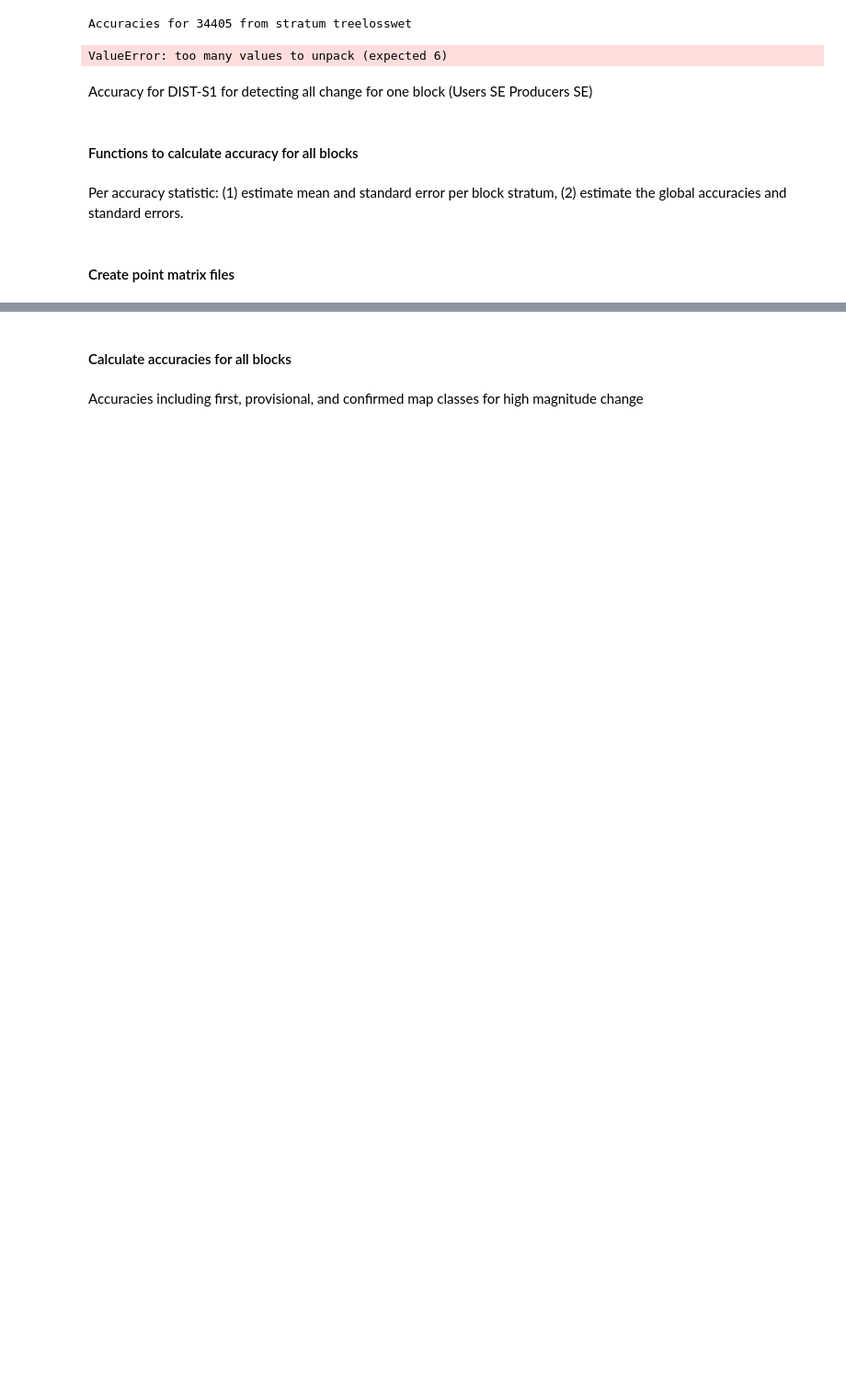
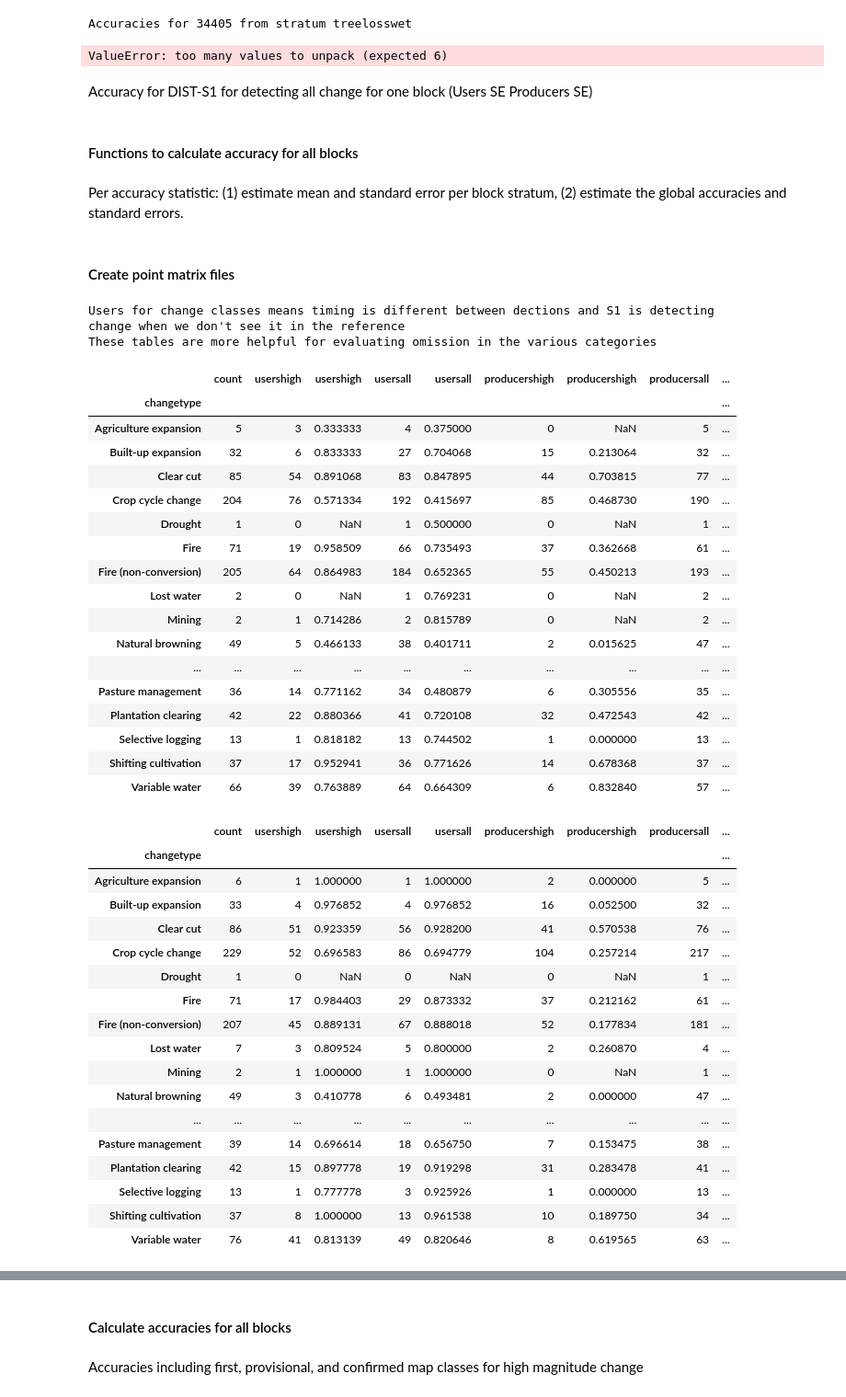
Before and after one commit to OPERA-Cal-Val/dist-s1-validation, a Jupyter notebook: DISTperformance.ipynb, the cells around one changed output, grey strips where cells are left out. Shown: that part at 92% size. Cells and saved outputs as stored; diff of their text form; code cells hidden in the pictures; blank space fills up the shorter version.

```diff
--- a/DISTperformance.ipynb
+++ b/DISTperformance.ipynb
@@ -827,0 +835,66 @@ for sysDIST in ["DIST-S1","DIST-HLS"]:
+# %%
+from IPython.display import display, HTML
+def findAvPerfomancePerChangeType(file):
+  df = pd.read_csv(file)
+  df.loc[list("Built-up growth" in s for s in df['changetype']),'changetype'] = "Built-up expansion"
+  #print(df)
+  df.loc[list("rop expansion" in s for s in df['changetype']),'changetype'] = "Agriculture expansion"
+  df.loc[list("Crop cycle change" in s for s in df['changetype']),'changetype'] = "Crop cycle change"
+  df.loc[list("Clear cut" in s for s in df['changetype']),'changetype'] = "Clear cut"
+  df.loc[list("noChange" in s for s in df['changetype']),'changetype'] = "No change"
+  df.loc[list("No Change" in s for s in df['changetype']),'changetype'] = "No change"
+  df.loc[list("Natural greening" in s for s in df['changetype']),'changetype'] = "Natural greening"
+  df.loc[list("ther" in s for s in df['changetype']),'changetype'] = "Other change"
+  df.loc[list("hifting" in s for s in df['changetype']),'changetype'] = "Shifting cultivation"
+  df.loc[list("elective logging" in s for s in df['changetype']),'changetype'] = "Selective logging"
+  df.loc[list("Fire" in row['changetype'] and row['conversion'] != "natural" for index,row in df[['changetype','conversion']].iterrows()),'changetype'] = "Fire (non-conversion)"
+
+  ByChange= df.groupby(by = ['changetype'])
+  means = pd.concat([ByChange.changetype.count().rename('count'),ByChange.usershigh.count(),ByChange.usershigh.mean(),ByChange.usersall.count(),ByChange.usersall.mean(),ByChange.producershigh.count(),ByChange.producershigh.mean(),ByChange.producersall.count(),ByChange.producersall.mean(),ByChange.overallhigh.mean(),ByChange.overallall.mean()],axis=1)
+  display(HTML(means.to_html()))
+
+print("Users for change classes means timing is different between dections and S1 is detecting\nchange when we don't see it in the reference" \
+"\nThese tables are more helpful for evaluating omission in the various categories")
+findAvPerfomancePerChangeType("results/pointmatrix_VLsub_firstprovconf_DIST-S1_lookback30.csv")
+findAvPerfomancePerChangeType("results/pointmatrix_ALLsub_conf_DIST-S1_lookback30.csv")
+findAvPerfomancePerChangeType("results/pointmatrix_ALLsub_firstprovconf_DIST-S1_lookback30.csv")
+# %% [output]
+Users for change classes means timing is different between dections and S1 is detecting
+change when we don't see it in the reference
+These tables are more helpful for evaluating omission in the various categories
+|  | count | usershigh | usershigh | usersall | usersall | producershigh | producershigh | producersall | ... |
+| changetype |  |  |  |  |  |  |  |  | ... |
+| Agriculture expansion | 5 | 3 | 0.333333 | 4 | 0.375000 | 0 | NaN | 5 | ... |
+| Built-up expansion | 32 | 6 | 0.833333 | 27 | 0.704068 | 15 | 0.213064 | 32 | ... |
+| Clear cut | 85 | 54 | 0.891068 | 83 | 0.847895 | 44 | 0.703815 | 77 | ... |
+| Crop cycle change | 204 | 76 | 0.571334 | 192 | 0.415697 | 85 | 0.468730 | 190 | ... |
+| Drought | 1 | 0 | NaN | 1 | 0.500000 | 0 | NaN | 1 | ... |
+| Fire | 71 | 19 | 0.958509 | 66 | 0.735493 | 37 | 0.362668 | 61 | ... |
+| Fire (non-conversion) | 205 | 64 | 0.864983 | 184 | 0.652365 | 55 | 0.450213 | 193 | ... |
+| Lost water | 2 | 0 | NaN | 1 | 0.769231 | 0 | NaN | 2 | ... |
+| Mining | 2 | 1 | 0.714286 | 2 | 0.815789 | 0 | NaN | 2 | ... |
+| Natural browning | 49 | 5 | 0.466133 | 38 | 0.401711 | 2 | 0.015625 | 47 | ... |
+| ... | ... | ... | ... | ... | ... | ... | ... | ... | ... |
+| Pasture management | 36 | 14 | 0.771162 | 34 | 0.480879 | 6 | 0.305556 | 35 | ... |
+| Plantation clearing | 42 | 22 | 0.880366 | 41 | 0.720108 | 32 | 0.472543 | 42 | ... |
+| Selective logging | 13 | 1 | 0.818182 | 13 | 0.744502 | 1 | 0.000000 | 13 | ... |
+| Shifting cultivation | 37 | 17 | 0.952941 | 36 | 0.771626 | 14 | 0.678368 | 37 | ... |
+| Variable water | 66 | 39 | 0.763889 | 64 | 0.664309 | 6 | 0.832840 | 57 | ... |
+|  | count | usershigh | usershigh | usersall | usersall | producershigh | producershigh | producersall | ... |
+| changetype |  |  |  |  |  |  |  |  | ... |
+| Agriculture expansion | 6 | 1 | 1.000000 | 1 | 1.000000 | 2 | 0.000000 | 5 | ... |
+| Built-up expansion | 33 | 4 | 0.976852 | 4 | 0.976852 | 16 | 0.052500 | 32 | ... |
+| Clear cut | 86 | 51 | 0.923359 | 56 | 0.928200 | 41 | 0.570538 | 76 | ... |
+| Crop cycle change | 229 | 52 | 0.696583 | 86 | 0.694779 | 104 | 0.257214 | 217 | ... |
+| Drought | 1 | 0 | NaN | 0 | NaN | 0 | NaN | 1 | ... |
+| Fire | 71 | 17 | 0.984403 | 29 | 0.873332 | 37 | 0.212162 | 61 | ... |
+| Fire (non-conversion) | 207 | 45 | 0.889131 | 67 | 0.888018 | 52 | 0.177834 | 181 | ... |
+| Lost water | 7 | 3 | 0.809524 | 5 | 0.800000 | 2 | 0.260870 | 4 | ... |
+| Mining | 2 | 1 | 1.000000 | 1 | 1.000000 | 0 | NaN | 1 | ... |
+| Natural browning | 49 | 3 | 0.410778 | 6 | 0.493481 | 2 | 0.000000 | 47 | ... |
+| ... | ... | ... | ... | ... | ... | ... | ... | ... | ... |
+| Pasture management | 39 | 14 | 0.696614 | 18 | 0.656750 | 7 | 0.153475 | 38 | ... |
+| Plantation clearing | 42 | 15 | 0.897778 | 19 | 0.919298 | 31 | 0.283478 | 41 | ... |
+| Selective logging | 13 | 1 | 0.777778 | 3 | 0.925926 | 1 | 0.000000 | 13 | ... |
+| Shifting cultivation | 37 | 8 | 1.000000 | 13 | 0.961538 | 10 | 0.189750 | 34 | ... |
+| Variable water | 76 | 41 | 0.813139 | 49 | 0.820646 | 8 | 0.619565 | 63 | ... |
```
Also changed, not shown: parts of 12 cells of this notebook.
